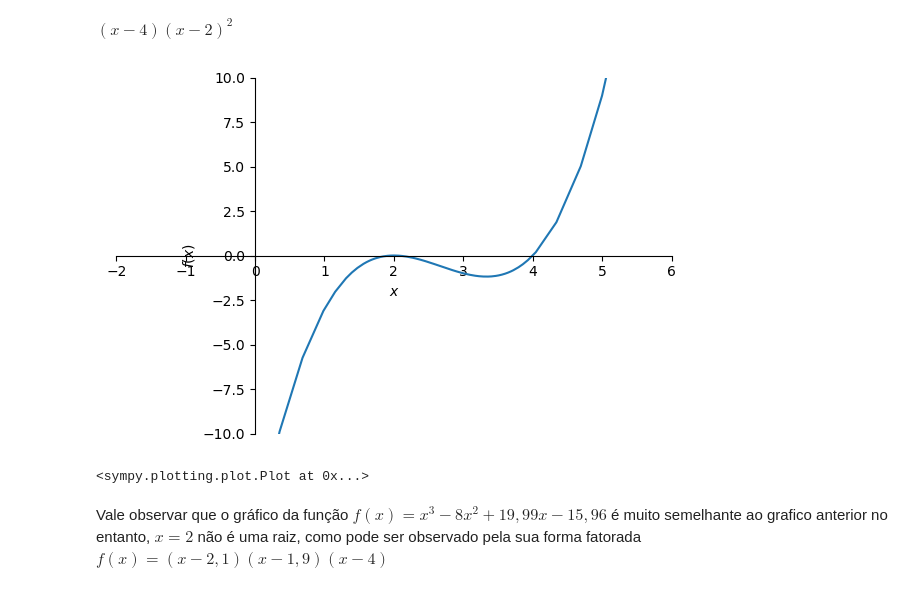
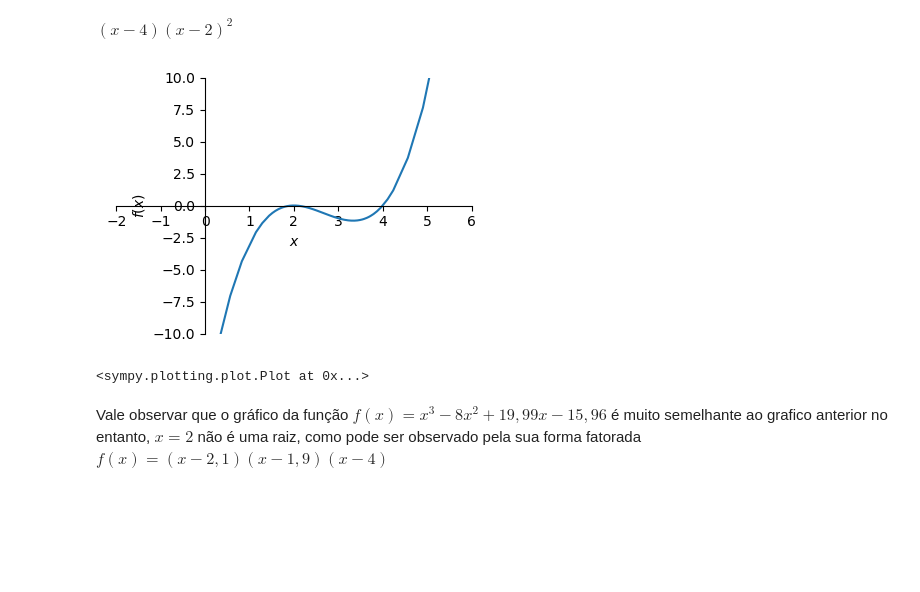
Before and after one commit to tiagoburiol/MatComp_I, a Jupyter notebook: 05_localizacao_de_raizes_e_metodo_da_bissecao/05_localizacao_de_raizes_e_metodo_da_bissecao.ipynb, the cells around one changed output. Saved outputs shown, nothing was run; the diff lists cells and outputs as text; code cells hidden in the pictures; blank space fills up the shorter version.

```diff
--- a/05_localizacao_de_raizes_e_metodo_da_bissecao/05_localizacao_de_raizes_e_metodo_da_bissecao.ipynb
+++ b/05_localizacao_de_raizes_e_metodo_da_bissecao/05_localizacao_de_raizes_e_metodo_da_bissecao.ipynb
@@ -62,4 +62,8 @@ Podemos também esboçar o gráfico e observar o ponto no qual ela corta o eixo
 Figura 3 - Localização a raiz pela intersecção dos gráficos
 # %% [markdown]
 Testando alguns valores numericamente podemos verificar que a raiz está entre $1,0$ e $1,1$, pois $f(1,0) f(1,1) <0$ como mostra a sequência abaixo
+# %%
+import numpy as np
+import matplotlib.pyplot as plt
+plt.rcParams['figure.figsize'] = (4,3)
 # %%
@@ -126,9 +130,9 @@ from sympy.plotting import plot
 plt.rcParams["figure.figsize"] = (6,4)
 # %%
 from sympy.plotting import plot
-plot(f, xlim=(-2,6), ylim=(-10,10),show=True)
+plot(f, xlim=(-2,6), ylim=(-10,10),size=(4,3),show=True)
 # %% [output]
-[figure, old version]
+[figure, new version]
 <sympy.plotting.plot.Plot at 0x...>
 # %% [markdown]
 Vale observar que o gráfico da função $f(x)=x^3-8x^2+19,99x-15,96$ é muito semelhante ao grafico anterior no entanto, $x=2$ não é uma raiz, como pode ser observado pela sua forma fatorada $f(x)=(x-2,1)(x-1,9)(x-4)$
```
Also changed, not shown: parts of 29 cells of this notebook.
